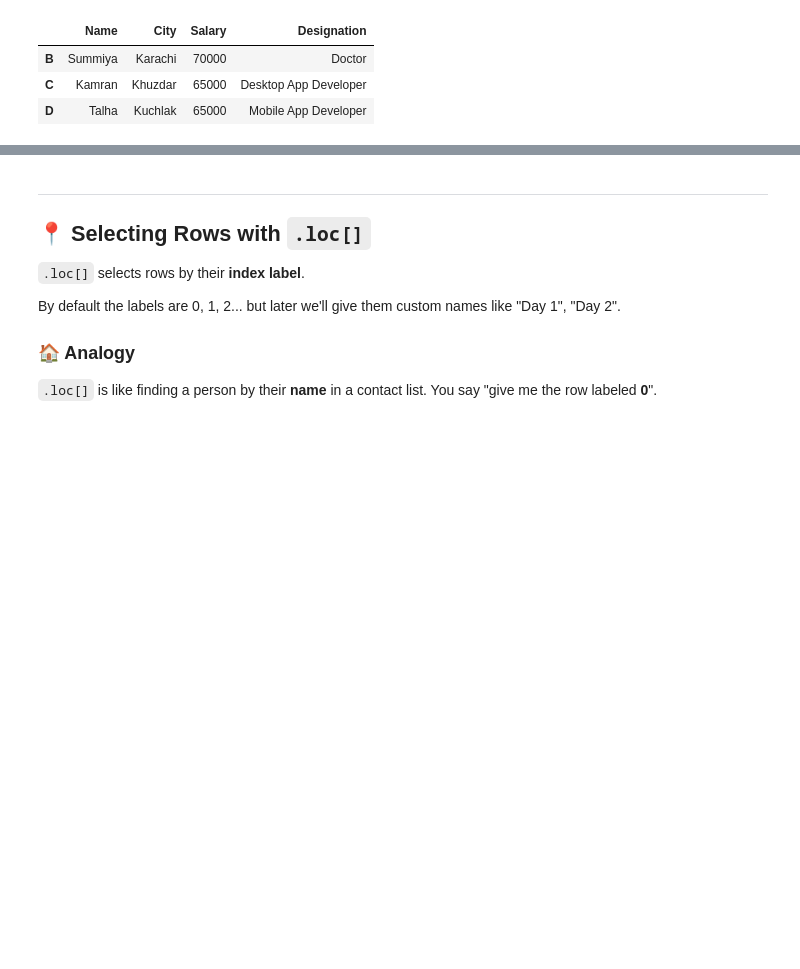
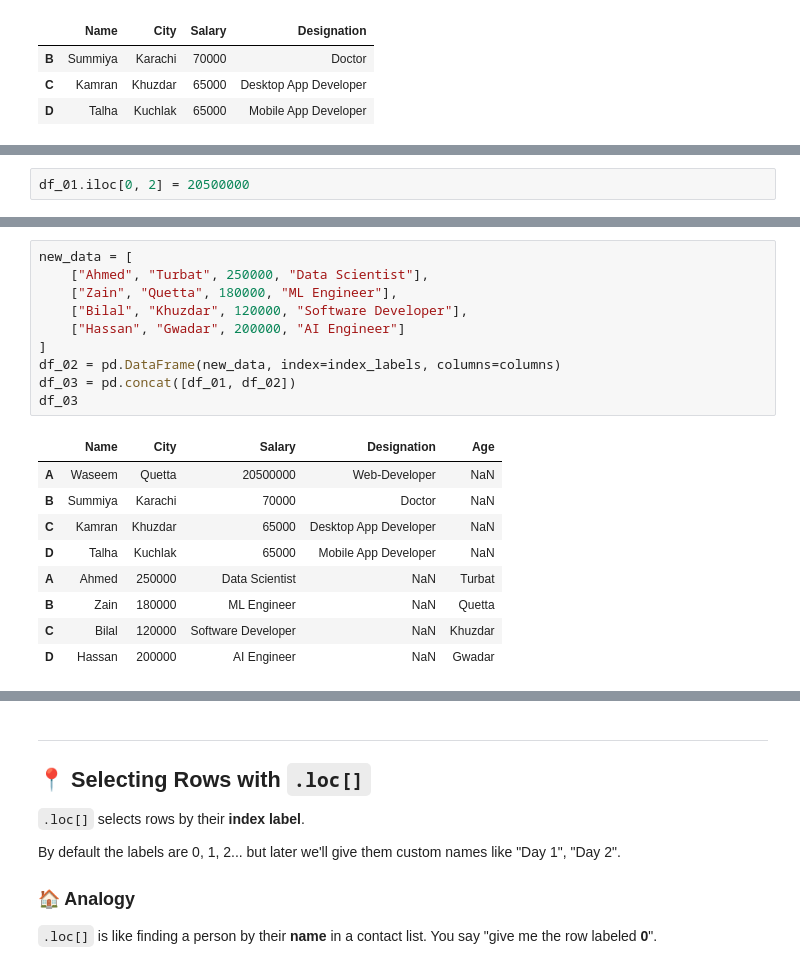
Before and after one commit to waseem-development/AI-NAVTTC, a Jupyter notebook: python/pandas/3_pandas_dataframes.ipynb, the cells around one changed output, grey strips where cells are left out. Drawn from its saved outputs; the diff is of its cells as text; blank space fills up the shorter version.

Commit message:
Still doing pandas dataframes

```diff
--- a/python/pandas/3_pandas_dataframes.ipynb
+++ b/python/pandas/3_pandas_dataframes.ipynb
@@ -134,0 +168,2 @@ df_01.drop("A", axis=0)
+# %%
+df_01.iloc[0, 2] = 20500000
@@ -134,0 +216,20 @@ df_01.drop("A", axis=0)
+# %%
+new_data = [
+    ["Ahmed", "Turbat", 250000, "Data Scientist"],
+    ["Zain", "Quetta", 180000, "ML Engineer"],
+    ["Bilal", "Khuzdar", 120000, "Software Developer"],
+    ["Hassan", "Gwadar", 200000, "AI Engineer"]
+]
+df_02 = pd.DataFrame(new_data, index=index_labels, columns=columns)
+df_03 = pd.concat([df_01, df_02])
+df_03
+# %% [output]
+|  | Name | City | Salary | Designation | Age |
+| A | Waseem | Quetta | 20500000 | Web-Developer | NaN |
+| B | Summiya | Karachi | 70000 | Doctor | NaN |
+| C | Kamran | Khuzdar | 65000 | Desktop App Developer | NaN |
+| D | Talha | Kuchlak | 65000 | Mobile App Developer | NaN |
+| A | Ahmed | 250000 | Data Scientist | NaN | Turbat |
+| B | Zain | 180000 | ML Engineer | NaN | Quetta |
+| C | Bilal | 120000 | Software Developer | NaN | Khuzdar |
+| D | Hassan | 200000 | AI Engineer | NaN | Gwadar |
```
Also changed, not shown: parts of 21 cells of this notebook.
